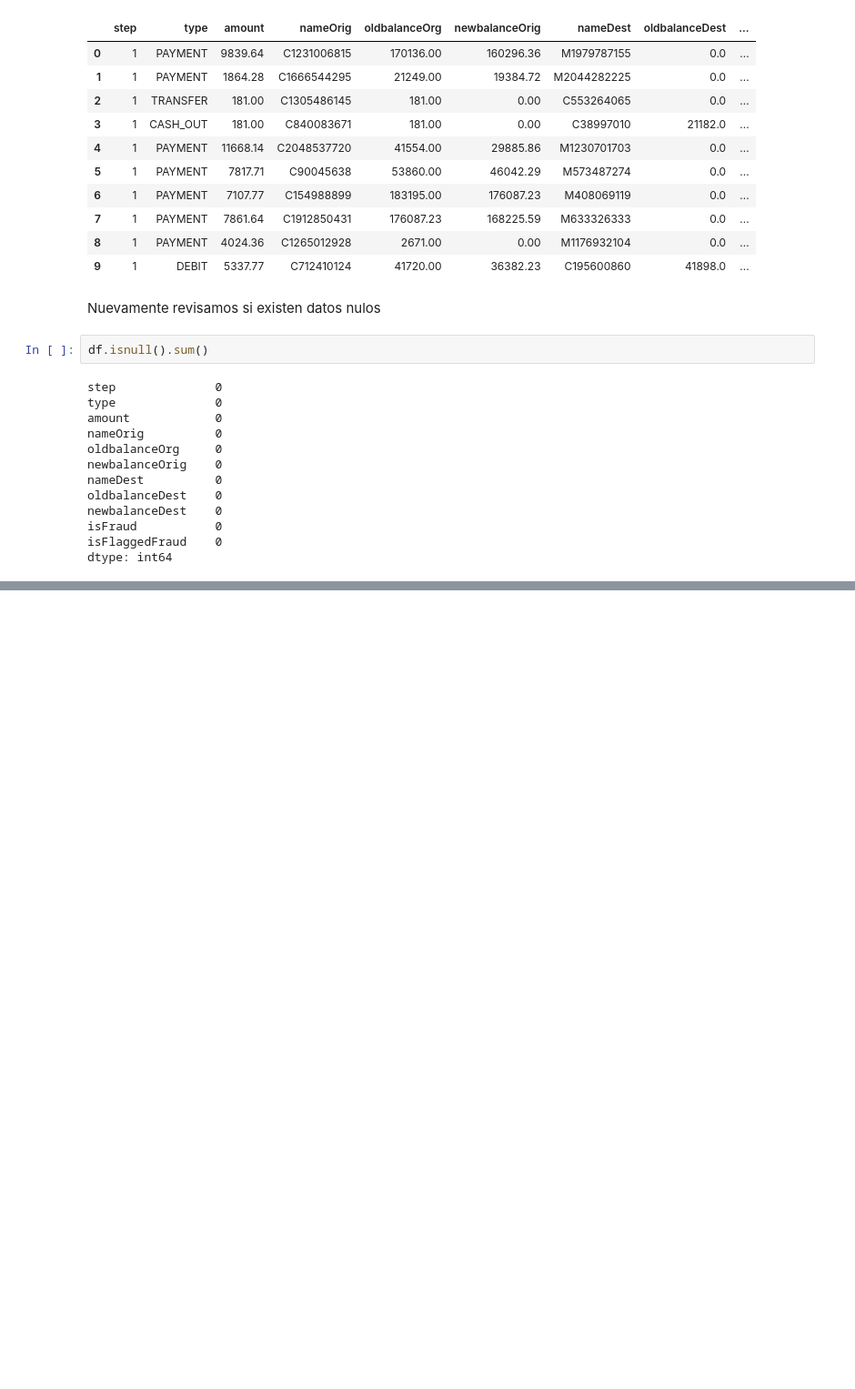
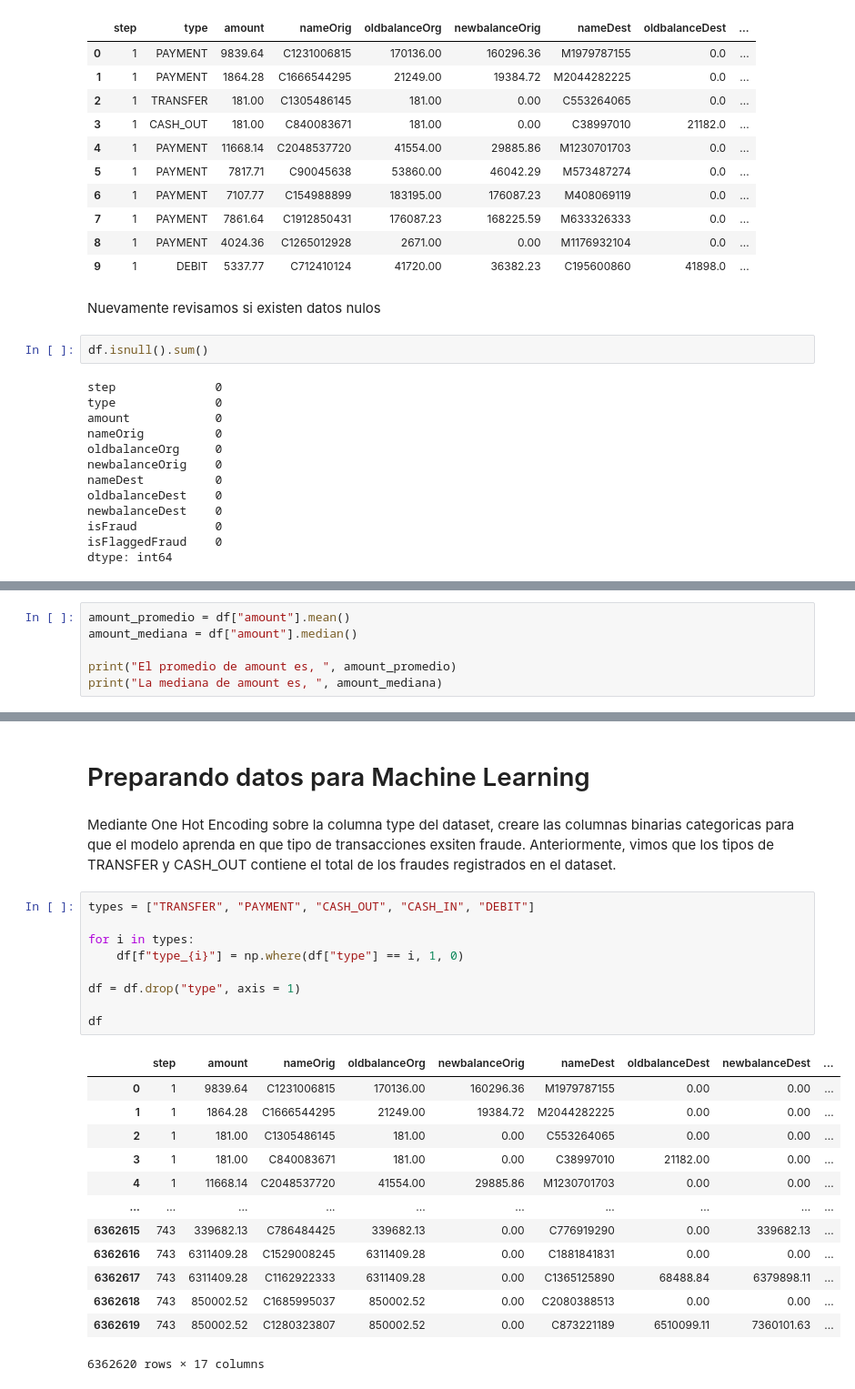
Before and after one commit to luiseduardoLM/fraud-detection, a Jupyter notebook: notebooks/notebookl_eda.ipynb, the cells around one changed output, grey strips where cells are left out. Shown at 91% size. Saved outputs shown, nothing was run; the diff lists cells and outputs as text; blank space fills up the shorter version.

```diff
--- a/notebooks/notebookl_eda.ipynb
+++ b/notebooks/notebookl_eda.ipynb
@@ -59,0 +127,6 @@ Concluyo que el dataset esta limpio
+# %%
+amount_promedio = df["amount"].mean()
+amount_mediana = df["amount"].median()
+
+print("El promedio de amount es, ", amount_promedio)
+print("La mediana de amount es, ", amount_mediana)
@@ -59,0 +167,27 @@ Concluyo que el dataset esta limpio
+# %% [markdown]
+# Preparando datos para Machine Learning
+# %% [markdown]
+Mediante One Hot Encoding sobre la columna type del dataset, creare las columnas binarias categoricas para que el modelo aprenda en que tipo de transacciones exsiten fraude. Anteriormente, vimos que los tipos de TRANSFER y CASH_OUT contiene el total de los fraudes registrados en el dataset.
+# %%
+types = ["TRANSFER", "PAYMENT", "CASH_OUT", "CASH_IN", "DEBIT"]
+
+for i in types:
+    df[f"type_{i}"] = np.where(df["type"] == i, 1, 0)
+
+df = df.drop("type", axis = 1)
+
+df
+# %% [output]
+|  | step | amount | nameOrig | oldbalanceOrg | newbalanceOrig | nameDest | oldbalanceDest | newbalanceDest | ... |
+| 0 | 1 | 9839.64 | C1231006815 | 170136.00 | 160296.36 | M1979787155 | 0.00 | 0.00 | ... |
+| 1 | 1 | 1864.28 | C1666544295 | 21249.00 | 19384.72 | M2044282225 | 0.00 | 0.00 | ... |
+| 2 | 1 | 181.00 | C1305486145 | 181.00 | 0.00 | C553264065 | 0.00 | 0.00 | ... |
+| 3 | 1 | 181.00 | C840083671 | 181.00 | 0.00 | C38997010 | 21182.00 | 0.00 | ... |
+| 4 | 1 | 11668.14 | C2048537720 | 41554.00 | 29885.86 | M1230701703 | 0.00 | 0.00 | ... |
+| ... | ... | ... | ... | ... | ... | ... | ... | ... | ... |
+| 6362615 | 743 | 339682.13 | C786484425 | 339682.13 | 0.00 | C776919290 | 0.00 | 339682.13 | ... |
+| 6362616 | 743 | 6311409.28 | C1529008245 | 6311409.28 | 0.00 | C1881841831 | 0.00 | 0.00 | ... |
+| 6362617 | 743 | 6311409.28 | C1162922333 | 6311409.28 | 0.00 | C1365125890 | 68488.84 | 6379898.11 | ... |
+| 6362618 | 743 | 850002.52 | C1685995037 | 850002.52 | 0.00 | C2080388513 | 0.00 | 0.00 | ... |
+| 6362619 | 743 | 850002.52 | C1280323807 | 850002.52 | 0.00 | C873221189 | 6510099.11 | 7360101.63 | ... |
+6362620 rows × 17 columns
```
Also changed, not shown: parts of 27 cells of this notebook.
